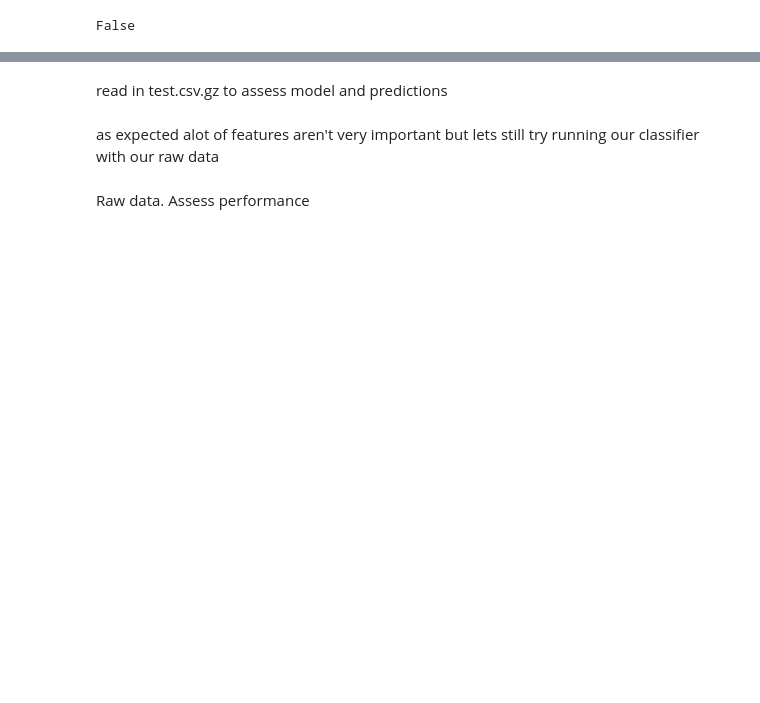
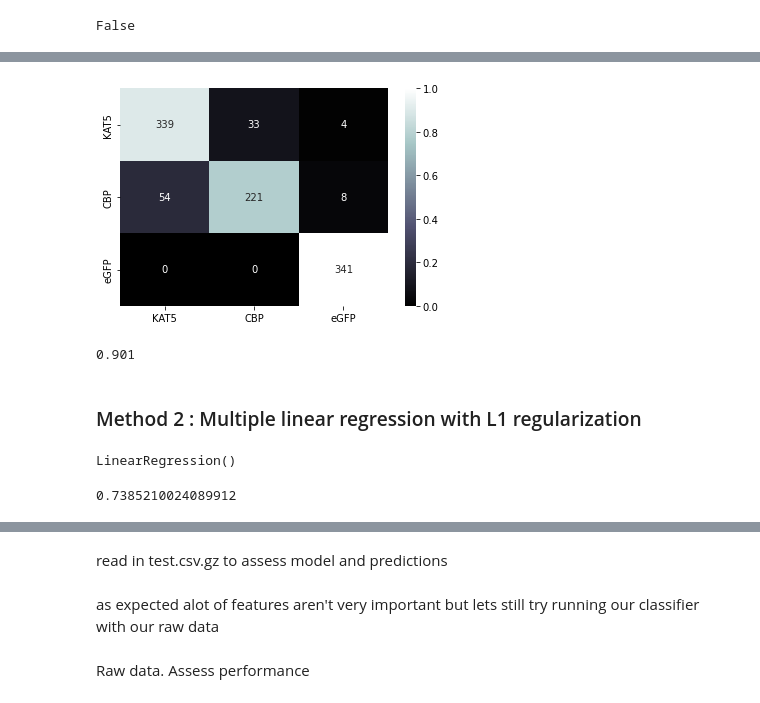
Before and after one commit to Simonlee711/Celltype_Classification, a Jupyter notebook: src/cell_prediction_analysis.ipynb, the cells around one changed output, grey strips where cells are left out. Cells and saved outputs as stored; diff of their text form; code cells hidden in the pictures; blank space fills up the shorter version.

```diff
--- a/src/cell_prediction_analysis.ipynb
+++ b/src/cell_prediction_analysis.ipynb
@@ -129,0 +208,7 @@ explained_variance = pca.explained_variance_ratio_
+# %%
+X = df_filtered.iloc[:,:-1].values
+y = df_filtered['labels'].values
+
+X = StandardScaler().fit_transform(x)
+
+X_train, X_test, y_train, y_test = train_test_split(X, y, test_size = 0.2, random_state=0)
@@ -138,0 +229,16 @@ y_pred = classifier.predict(X_test)
+# %%
+def plot_confusion_matrix(cm, classes, normalized=True, cmap='bone'):
+    norm_cm = cm
+    if normalized:
+        norm_cm = cm.astype('float') / cm.sum(axis=1)[:, np.newaxis]
+        sns.heatmap(norm_cm, annot=cm, fmt='g', xticklabels=classes, yticklabels=classes, cmap=cmap)
+
+plot_confusion_matrix(cm, ['KAT5', 'CBP', 'eGFP'])
+# %% [output]
+[figure, added]
+# %%
+classifier.score(X_test, y_test)
+# %% [output]
+0.901
+# %% [markdown]
+### Method 2 : Multiple linear regression with L1 regularization
@@ -138,0 +259,11 @@ y_pred = classifier.predict(X_test)
+# %%
+X_train, X_test, y_train, y_test = train_test_split(X, y, test_size=0.2, stratify = y)
+
+# Splitting the data into training and testing data
+model = LinearRegression()
+
+model.fit(X_train,y_train)
+print(model.score(X_test, y_test))
+# %% [output]
+LinearRegression()
+0.7385210024089912
```
Also changed, not shown: parts of 60 cells of this notebook, 2 other files.
